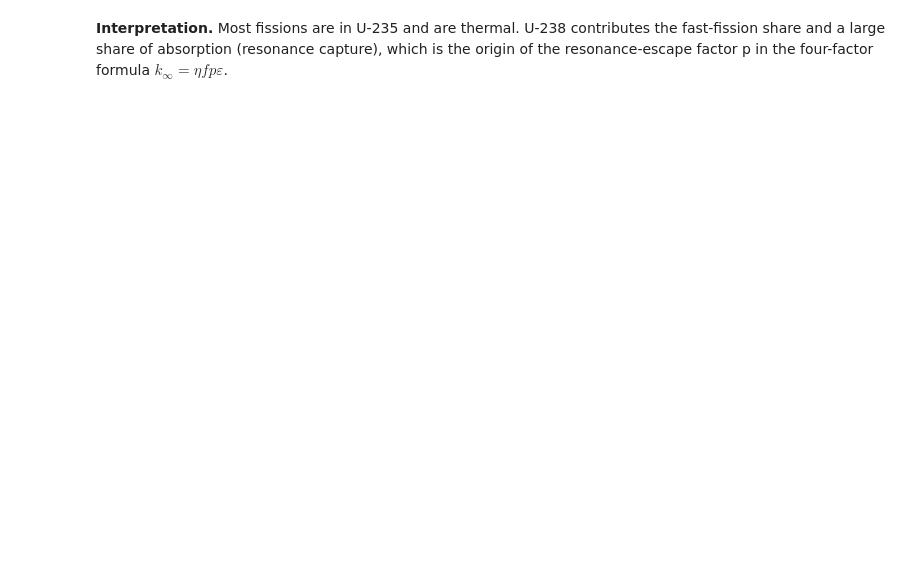
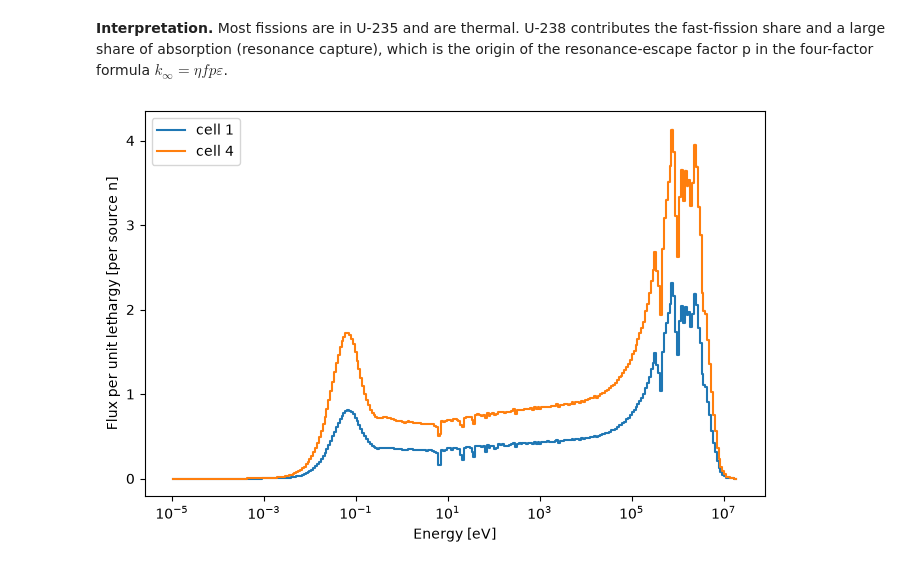
Before and after one commit to NavidCOMSC/neuronic_simulator, a Jupyter notebook: pincell_pandas_demo.ipynb, the cells around one changed output. Cells and saved outputs as stored; diff of their text form; code cells hidden in the pictures; blank space fills up the shorter version.

Commit message:
[Feature]visualizing energy of cell per lethargy width

```diff
--- a/pincell_pandas_demo.ipynb
+++ b/pincell_pandas_demo.ipynb
@@ -249,3 +306,16 @@ print("U-238 share of fuel absorption:", pivot.loc["U238", "absorption"] / pivot
 **Interpretation.** Most fissions are in U-235 and are thermal. U-238 contributes the fast-fission share and a
 large share of absorption (resonance capture), which is the origin of the resonance-escape factor p in the
 four-factor formula $k_\infty=\eta f p \varepsilon$.
+# %%
+df_spec["E_mid"] = np.sqrt(df_spec["energy low [eV]"].clip(lower=1e-5) * df_spec["energy high [eV]"])
+df_spec["lethargy width"] = np.log(df_spec["energy high [eV]"] / df_spec["energy low [eV]"].clip(lower=1e-5))
+df_spec["flux/u"] = df_spec["mean"] / df_spec["lethargy width"]
+fig, ax = plt.subplots(figsize=(8, 5))
+for cell_id, g in df_spec.groupby("cell"):
+    ax.step(g["E_mid"], g["flux/u"], where="mid", label=f"cell {cell_id}")
+    ax.fill_between(g["E_mid"], g["flux/u"] - g["std. dev."]/g["lethargy width"],
+                    g["flux/u"] + g["std. dev."]/g["lethargy width"], step="mid", alpha=0.3)
+ax.set(xscale="log", xlabel="Energy [eV]", ylabel="Flux per unit lethargy [per source n]")
+ax.legend(); plt.show()
+# %% [output]
+[figure, added]
```
Also changed, not shown: parts of 7 cells of this notebook.
